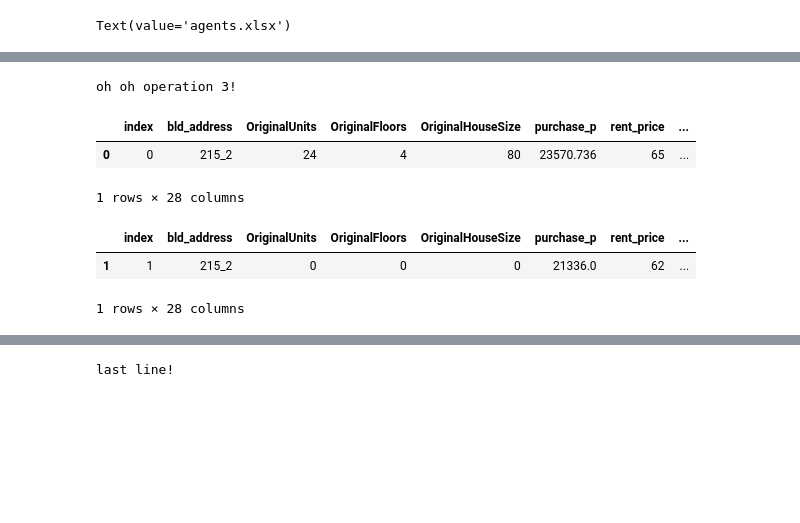
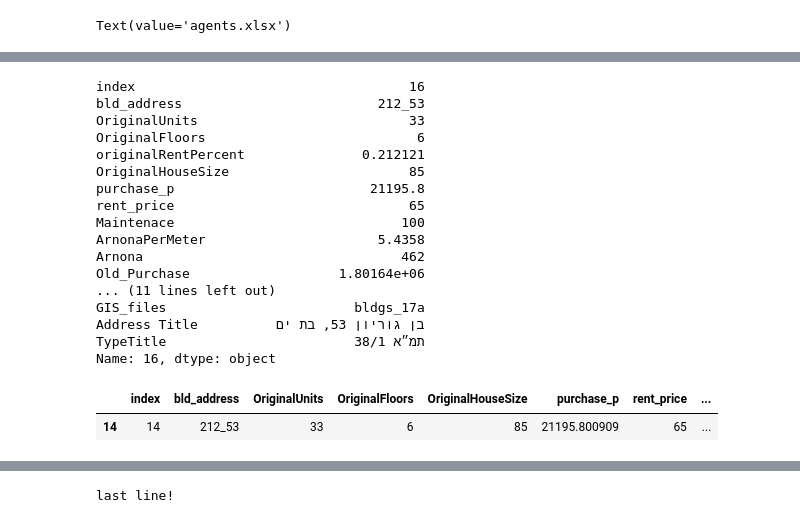
Before and after one commit to Shai2u/BatYamNY, a Jupyter notebook: Jupyter/BuildingUnits_constructor.ipynb, the cells around one changed output, grey strips where cells are left out. Drawn from its saved outputs; the diff is of its cells as text; code cells hidden in the pictures; blank space fills up the shorter version.

```diff
--- a/Jupyter/BuildingUnits_constructor.ipynb
+++ b/Jupyter/BuildingUnits_constructor.ipynb
@@ -138,3 +149,23 @@ Iteration 14
+# %%
+currentBldg
+# %% [output]
+index                                   16
+bld_address                         212_53
+OriginalUnits                           33
+OriginalFloors                           6
+originalRentPercent               0.212121
+OriginalHouseSize                       85
+purchase_p                         21195.8
+rent_price                              65
+Maintenace                             100
+ArnonaPerMeter                      5.4358
+Arnona                                 462
+Old_Purchase                   1.80164e+06
+... (11 lines left out)
+GIS_files                        bldgs_17a
+Address Title          בן גוריון 53, בת ים
+TypeTitle                        תמ״א 38/1
+Name: 16, dtype: object
 # %%
 
 if (currentBldg.bld_operation < 3):
@@ -150,7 +181,7 @@ if (currentBldg.bld_operation < 3):
     cb.to_excel(sp_bldg_before_path)
 
     #Future building or construction
-    futureBldg = script_ft.loc[i]
+    futureBldg = script_ft[script_ft['bld_address']==currentBldg['bld_address']]
     fb = def_futureBld_op12_ds(futureBldg)
     bldg_path = data['bldg_path']
     sp_bldg_after_path = cim_specific_path + bldg_path + currentBldg.ExcelChange
@@ -176,20 +207,11 @@ else:
     inside_script = pd.read_excel(bldg_path_xlsx)
     before_dem = inside_script[inside_script.status=='destroyed']
     after_dem = inside_script[inside_script.status=='New Building']
-# %% [output]
-oh oh operation 3!
-# %%
-before_dem
-# %% [output]
-|  | index | bld_address | OriginalUnits | OriginalFloors | OriginalHouseSize | purchase_p | rent_price | ... |
-| 0 | 0 | ﻿215_2 | 24 | 4 | 80 | 23570.736 | 65 | ... |
-1 rows × 28 columns
-# %%
-after_dem
-# %% [output]
-|  | index | bld_address | OriginalUnits | OriginalFloors | OriginalHouseSize | purchase_p | rent_price | ... |
-| 1 | 1 | ﻿215_2 | 0 | 0 | 0 | 21336.0 | 62 | ... |
-1 rows × 28 columns
+# %%
+futureBldg
+# %% [output]
+|  | index | bld_address | OriginalUnits | OriginalFloors | OriginalHouseSize | purchase_p | rent_price | ... |
+| 14 | 14 | 212_53 | 33 | 6 | 85 | 21195.800909 | 65 | ... |
 # %%
 if (currentBldg.bld_operation < 3):
     print(currentBldg.bld_operation)
```
Also changed, not shown: parts of 16 cells of this notebook, 15 other files.
